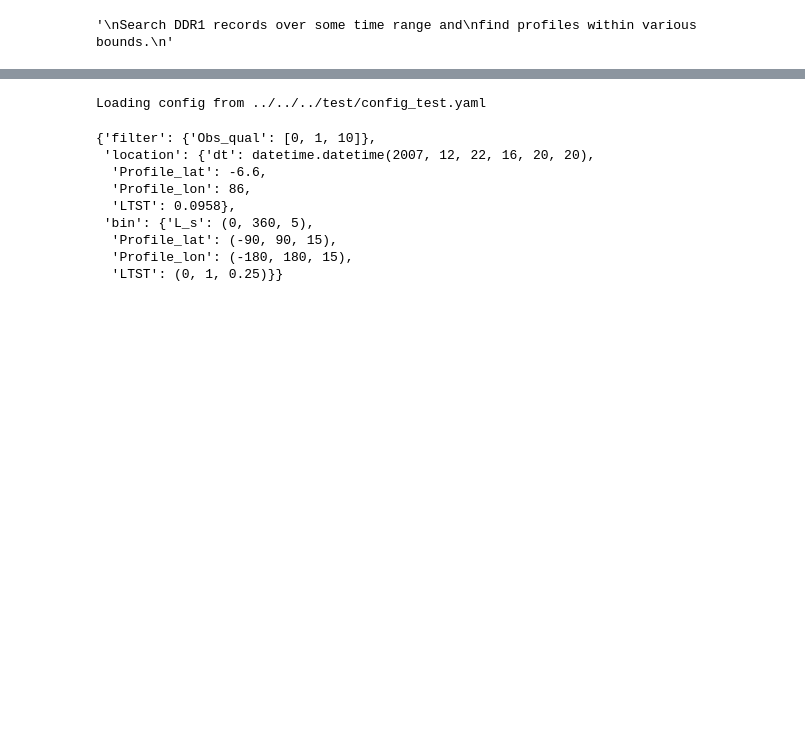
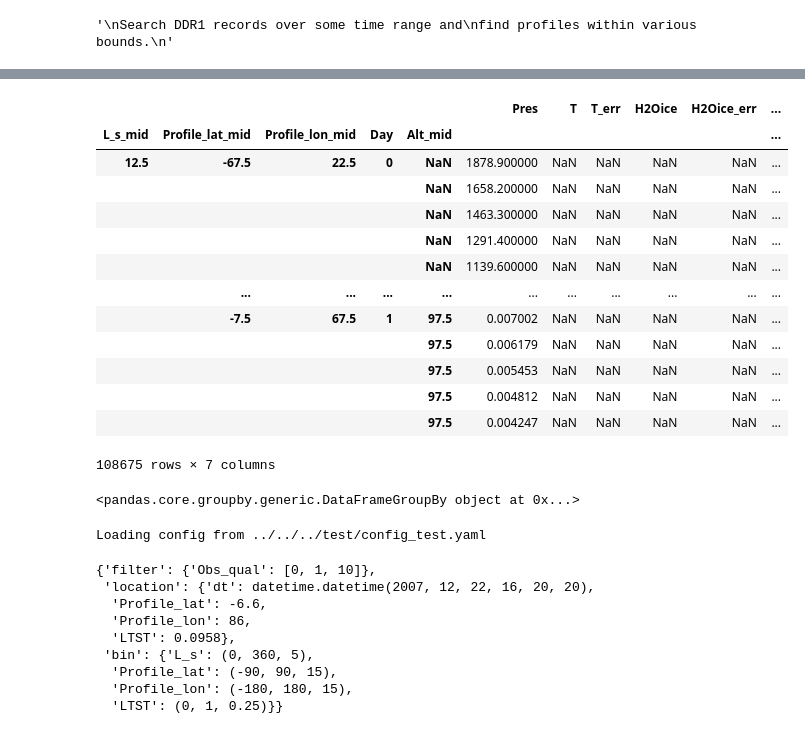
Before and after one commit to Cloudspotting-on-Mars/mcstools, a Jupyter notebook: mcstools/preprocess/l2/dev.ipynb, the cells around one changed output, grey strips where cells are left out. Drawn from its saved outputs; the diff is of its cells as text; code cells hidden in the pictures; blank space fills up the shorter version.

```diff
--- a/mcstools/preprocess/l2/dev.ipynb
+++ b/mcstools/preprocess/l2/dev.ipynb
@@ -18,0 +90,2 @@ find profiles within various bounds.
+# %%
+filters = cp
@@ -19,3 +122,26 @@ find profiles within various bounds.
+# %%
+merged.set_index(
+    filters.bin_config.binned_columns
+)[filters.ddr2_fields]
+# %% [output]
+|  |  |  |  |  | Pres | T | T_err | H2Oice | H2Oice_err | ... |
+| L_s_mid | Profile_lat_mid | Profile_lon_mid | Day | Alt_mid |  |  |  |  |  | ... |
+| 12.5 | -67.5 | 22.5 | 0 | NaN | 1878.900000 | NaN | NaN | NaN | NaN | ... |
+|  |  |  |  | NaN | 1658.200000 | NaN | NaN | NaN | NaN | ... |
+|  |  |  |  | NaN | 1463.300000 | NaN | NaN | NaN | NaN | ... |
+|  |  |  |  | NaN | 1291.400000 | NaN | NaN | NaN | NaN | ... |
+|  |  |  |  | NaN | 1139.600000 | NaN | NaN | NaN | NaN | ... |
+|  | ... | ... | ... | ... | ... | ... | ... | ... | ... | ... |
+|  | -7.5 | 67.5 | 1 | 97.5 | 0.007002 | NaN | NaN | NaN | NaN | ... |
+|  |  |  |  | 97.5 | 0.006179 | NaN | NaN | NaN | NaN | ... |
+|  |  |  |  | 97.5 | 0.005453 | NaN | NaN | NaN | NaN | ... |
+|  |  |  |  | 97.5 | 0.004812 | NaN | NaN | NaN | NaN | ... |
+|  |  |  |  | 97.5 | 0.004247 | NaN | NaN | NaN | NaN | ... |
+108675 rows × 7 columns
+# %%
+merged
+# %% [output]
+<pandas.core.groupby.generic.DataFrameGroupBy object at 0x...>
 # %%
 cp = filt.ConfigParser()
 y = cp.load_config("../../../test/config_test.yaml")
```
Also changed, not shown: parts of 8 cells of this notebook, 3 other files.
